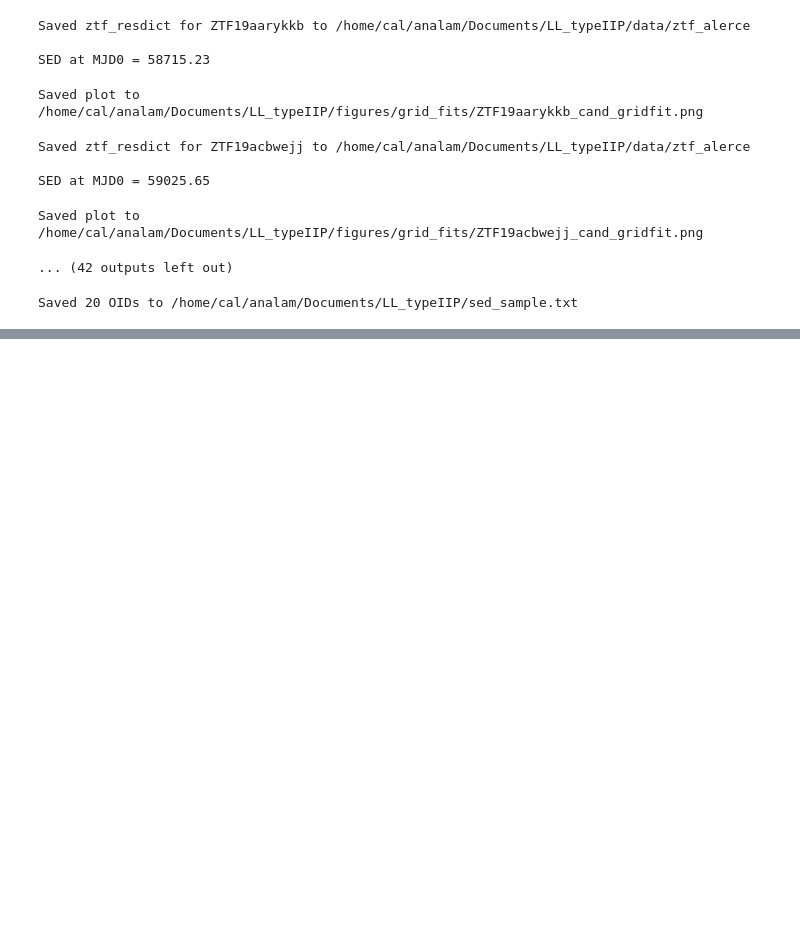
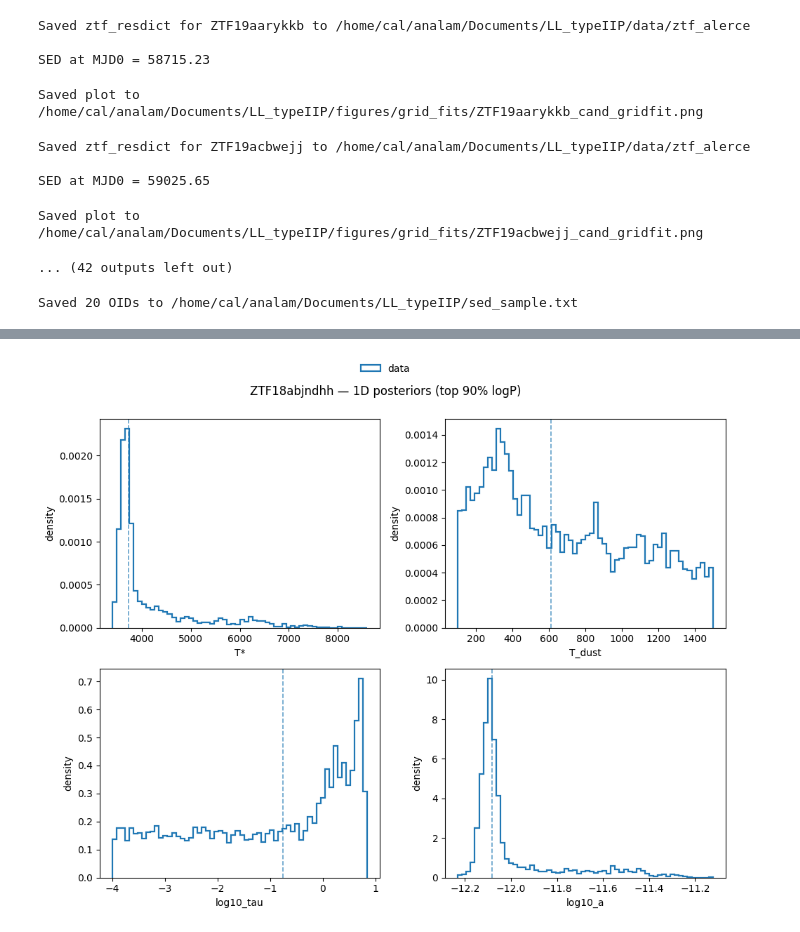
Before and after one commit to ana-lam/LL_typeIIP, a Jupyter notebook: notebooks/generate_sed_sample.ipynb, the cells around one changed output, grey strips where cells are left out. Cells and saved outputs as stored; diff of their text form; code cells hidden in the pictures; blank space fills up the shorter version.

```diff
--- a/notebooks/generate_sed_sample.ipynb
+++ b/notebooks/generate_sed_sample.ipynb
@@ -296,0 +335,64 @@ Saved 20 OIDs to /home/cal/analam/Documents/LL_typeIIP/sed_sample.txt
+# %%
+
+for mode, fp in files.items():
+    d = np.load(fp, allow_pickle=True)
+
+    logp = d["log_prob"]
+    af = d["acceptance_fraction"]
+
+    print(f"\nMode: {mode}")
+    print(f"logP: max={logp.max():.2f}, median={np.median(logp):.2f}")
+    print(f"chi2_median ≈ {-2*np.median(logp):.1f}")
+    print(f"acceptance: median={np.median(af):.3f}, min={af.min():.3f}, max={af.max():.3f}")
+
+    if d["autocorr_time"] is not None:
+        tau = np.asarray(d["autocorr_time"])
+        print(f"autocorr time: {tau}")
+        print(f"steps / max(tau): {d['chain'].shape[0] / tau.max():.1f}")
+# %%
+def top_quantile_samples(npz, keep_frac=0.9, max_points=30000, seed=0):
+    s  = npz["samples"]
+    lp = npz["log_prob"]
+    m = np.isfinite(lp)
+    s, lp = s[m], lp[m]
+
+    cut = np.quantile(lp, 1.0 - keep_frac)
+    s = s[lp >= cut]
+
+    if len(s) > max_points:
+        rng = np.random.default_rng(seed)
+        idx = rng.choice(len(s), size=max_points, replace=False)
+        s = s[idx]
+    return s
+
+keep_frac = .9
+
+S = {
+    "data":    top_quantile_samples(data_npz, keep_frac=keep_frac),
+}
+
+param_names = ["T*", "T_dust", "log10_tau", "log10_a"]
+modes = ["data"]
+colors = {"data": "tab:blue", "anchored": "tab:orange", "mixture": "tab:green"}
+
+fig, axes = plt.subplots(2, 2, figsize=(10, 8))
+axes = axes.ravel()
+
+for j, ax in enumerate(axes):
+    for mode in modes:
+        x = S[mode][:, j]
+        ax.hist(x, bins=60, density=True, histtype="step",
+                label=mode, color=colors[mode], linewidth=1.6)
+        ax.axvline(np.median(x), ls="--", alpha=0.7, color=colors[mode], linewidth=1.2)
+
+    ax.set_xlabel(param_names[j])
+    ax.set_ylabel("density")
+
+handles, labels = axes[0].get_legend_handles_labels()
+fig.legend(handles, labels, loc="upper center", ncol=3, frameon=False)
+
+fig.suptitle(f"{oid} — 1D posteriors (top {int(keep_frac*100)}% logP)", y=0.95)
+plt.tight_layout(rect=[0, 0, 1, 0.95])
+plt.show()
+# %% [output]
+[figure, added]
```
Also changed, not shown: parts of 4 cells of this notebook, 13 other files.
